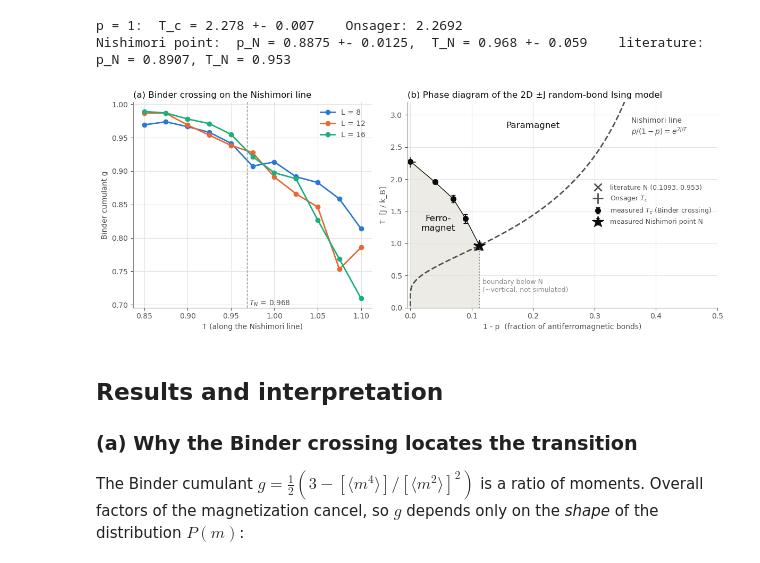
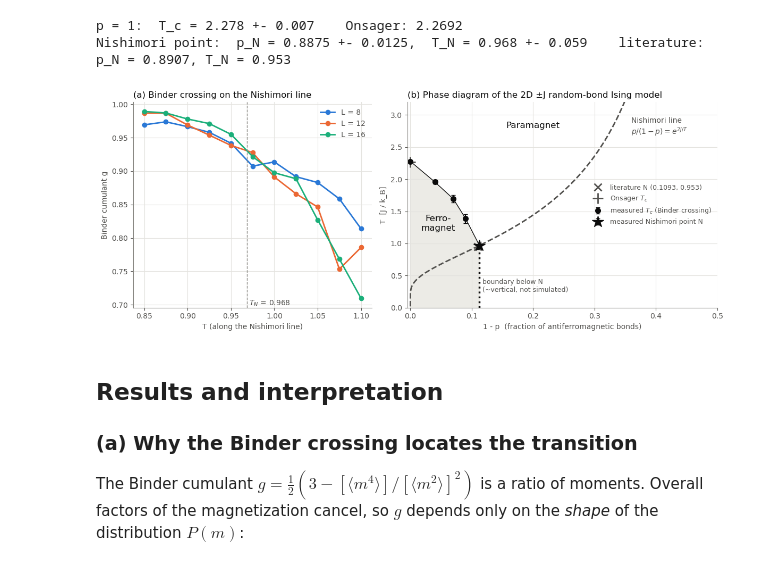
Before and after one commit to AvashSub/COMP2026, a Jupyter notebook: agentic/07_Stat_Mech_IsingModel/Nishimori_Line.ipynb, the cells around one changed output. Drawn from its saved outputs; the diff is of its cells as text; code cells hidden in the pictures.

Commit message:
Nishimori plot: darken the inferred phase boundary below N.
Co-Authored-By: Claude Opus 5.5 (1M context) <noreply@anthropic.com>

```diff
--- a/agentic/07_Stat_Mech_IsingModel/Nishimori_Line.ipynb
+++ b/agentic/07_Stat_Mech_IsingModel/Nishimori_Line.ipynb
@@ -315,36 +315,36 @@ q_line = 1 - nishimori_p(T_line)                        # exact: p/(1-p) = exp(2
 ax_pd.plot(q_line, T_line, color=INK2, lw=2, ls="--")
 ax_pd.text(0.36, 2.7, "Nishimori line\n$p/(1-p) = e^{2J/T}$", color=INK2)
 
 fixed_p = {"p = 1": 1.0, "p = 0.96": 0.96, "p = 0.93": 0.93, "p = 0.91": 0.91}
 q_pts = 1 - np.array([fixed_p[k] for k in fixed_p] + [p_N])
 T_pts = np.array([Tc[k][0] for k in fixed_p] + [T_N])
 dT_pts = np.array([Tc[k][1] for k in fixed_p] + [dT_N])
 q_N = 1 - p_N
 order = np.argsort(q_pts)
 ax_pd.plot(q_pts[order], T_pts[order], color=INK, lw=1)                  # guide to the eye
 # Ferromagnetic region: under the measured T_c, left of the (assumed vertical) boundary below N.
 ax_pd.fill(np.r_[0, q_pts[order], q_N, 0], np.r_[0, T_pts[order], 0, 0], color=SHADE, zorder=0)
 ax_pd.errorbar(q_pts[:-1], T_pts[:-1], yerr=dT_pts[:-1], fmt="o", color=INK, ms=7, capsize=3,
                label="measured $T_c$ (Binder crossing)")
 ax_pd.errorbar([q_N], [T_N], yerr=[dT_N], fmt="*", color=INK, ms=16, capsize=3, label="measured Nishimori point N")
 ax_pd.plot([1 - 0.8907], [0.953], "x", color=INK2, ms=10, mew=2, label="literature N (0.1093, 0.953)")
 ax_pd.plot([0.0], [T_onsager], "+", color=INK2, ms=14, mew=2, label="Onsager $T_c$")
-ax_pd.plot([q_N, q_N], [0, T_N], color=MUTED, lw=1.5, ls=":")           # below N: boundary ~vertical, not simulated
-ax_pd.text(q_N + 0.005, 0.25, "boundary below N\n(~vertical, not simulated)", color=MUTED, fontsize=9)
+ax_pd.plot([q_N, q_N], [0, T_N], color=INK, lw=2.5, ls=":")           # below N: boundary ~vertical, not simulated
+ax_pd.text(q_N + 0.005, 0.25, "boundary below N\n(~vertical, not simulated)", color=INK2, fontsize=9)
 
 ax_pd.text(0.045, 1.2, "Ferro-\nmagnet", color=INK, ha="center", fontsize=12)
 ax_pd.text(0.20, 2.8, "Paramagnet", color=INK, ha="center", fontsize=12)
 ax_pd.set(xlim=(-0.005, 0.5), ylim=(0, 3.2), xlabel="1 - p  (fraction of antiferromagnetic bonds)",
           ylabel="T  [J / k_B]")
 ax_pd.set_title("(b) Phase diagram of the 2D ±J random-bond Ising model", color=INK, loc="left")
 ax_pd.legend(frameon=False, loc="center right", labelcolor=INK2, fontsize=9)
 ax_pd.grid(color=GRID, lw=0.8)
 
 fig.tight_layout()
 fig.savefig("nishimori_phase_diagram.png", dpi=150)
 plt.show()
 # %% [output]
-[figure, old version]
+[figure, new version]
 # %% [markdown]
 ## Results and interpretation
 
```
Also changed, not shown: 1 other file.
